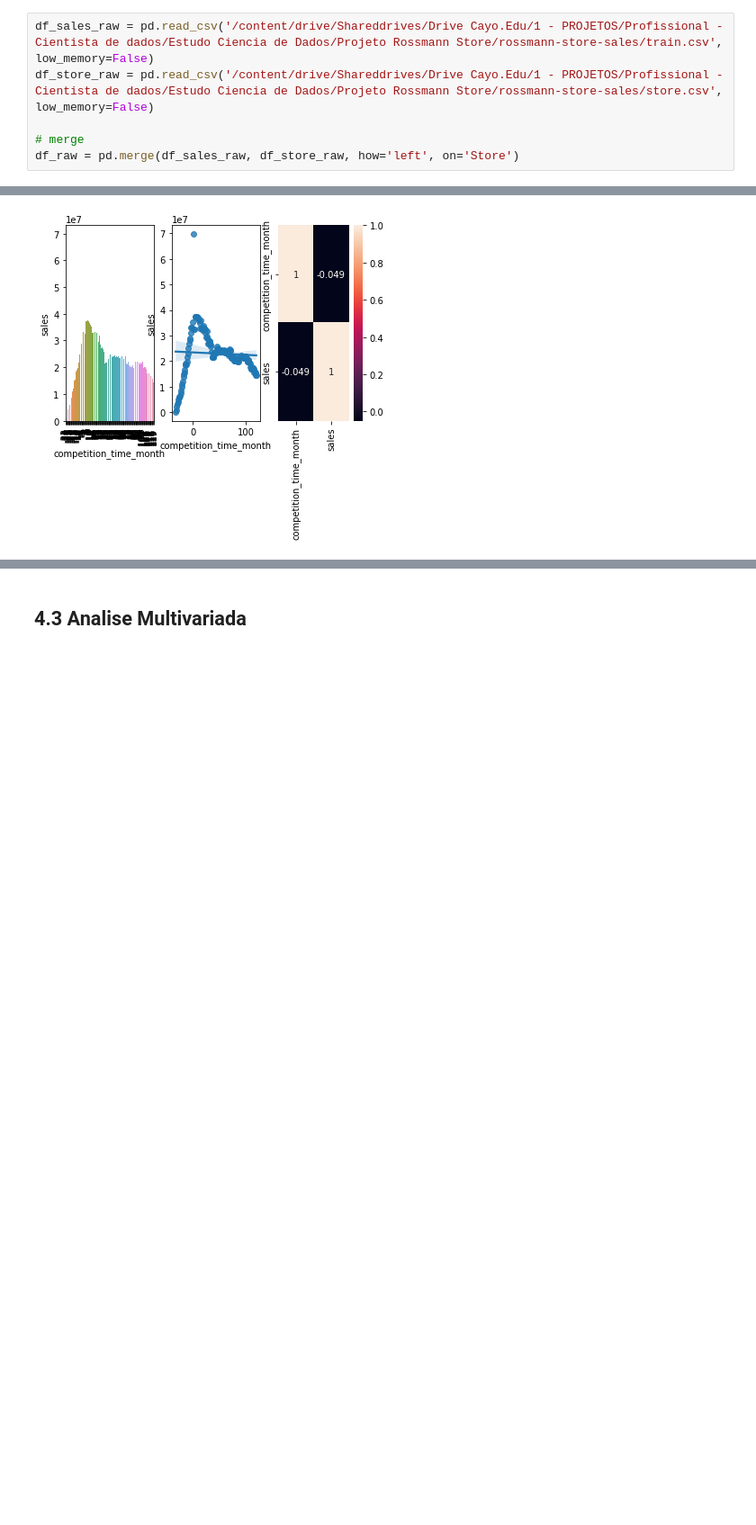
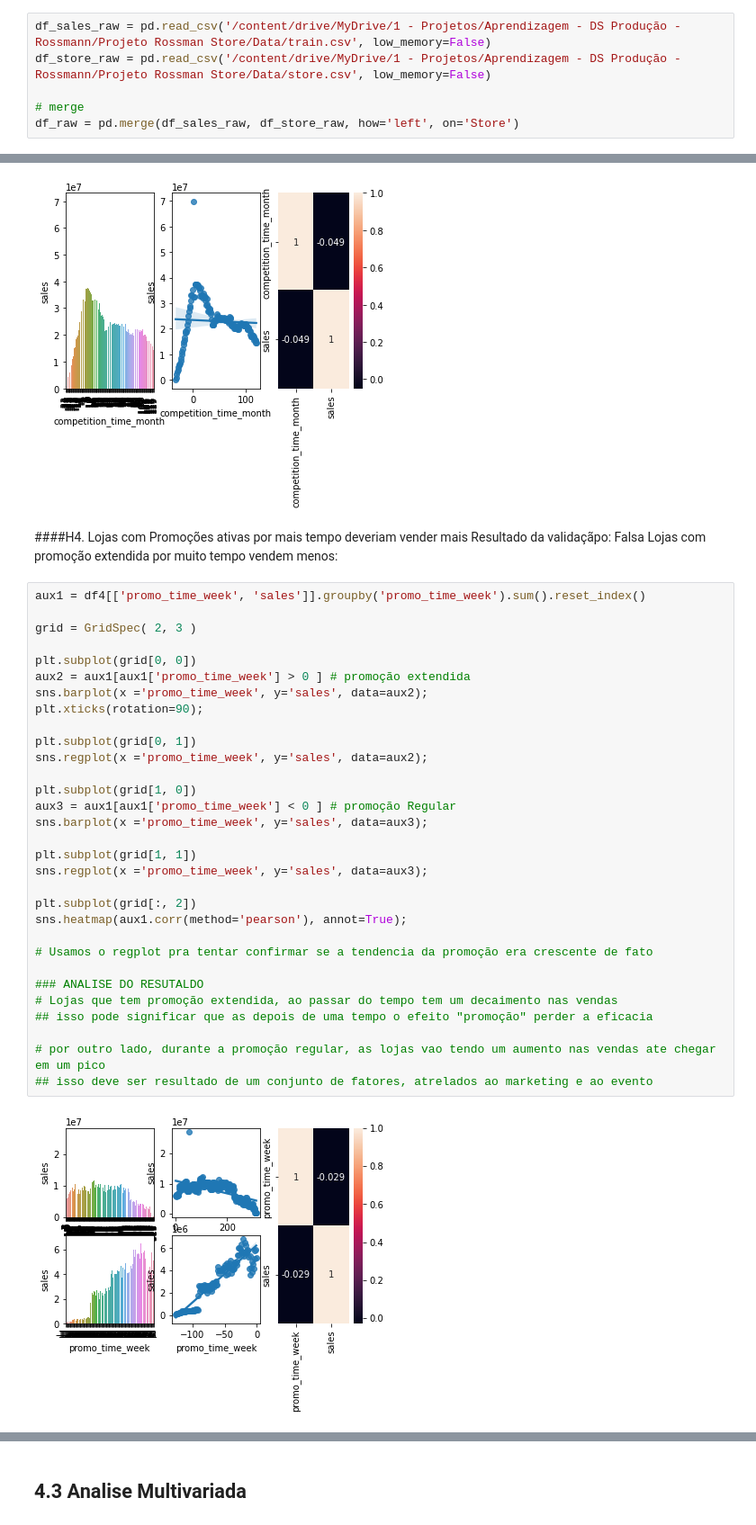
Before and after one commit to cayoc9/Preditive-time-series-test, a Jupyter notebook: Rossaman_Store_m04_v01_store_sales_prediction.ipynb, the cells around one changed output, grey strips where cells are left out. Shown at 90% size. Drawn from its saved outputs; the diff is of its cells as text; blank space fills up the shorter version.

```diff
--- a/Rossaman_Store_m04_v01_store_sales_prediction.ipynb
+++ b/Rossaman_Store_m04_v01_store_sales_prediction.ipynb
@@ -36,6 +35,6 @@ Mounted at /content/drive
 # %%
-df_sales_raw = pd.read_csv('/content/drive/Shareddrives/Drive Cayo.Edu/1 - PROJETOS/Profissional - Cientista de dados/Estudo Ciencia de Dados/Projeto Rossmann Store/rossmann-store-sales/train.csv', low_memory=False)
-df_store_raw = pd.read_csv('/content/drive/Shareddrives/Drive Cayo.Edu/1 - PROJETOS/Profissional - Cientista de dados/Estudo Ciencia de Dados/Projeto Rossmann Store/rossmann-store-sales/store.csv', low_memory=False)
+df_sales_raw = pd.read_csv('/content/drive/MyDrive/1 - Projetos/Aprendizagem - DS Produção - Rossmann/Projeto Rossman Store/Data/train.csv', low_memory=False)
+df_store_raw = pd.read_csv('/content/drive/MyDrive/1 - Projetos/Aprendizagem - DS Produção - Rossmann/Projeto Rossman Store/Data/store.csv', low_memory=False)
 
 # merge
 df_raw = pd.merge(df_sales_raw, df_store_raw, how='left', on='Store')
@@ -728,3 +727,40 @@ sns.heatmap(aux2.corr(method='pearson'), annot=True);
 ## Lojas com competidores recem abertos vendem muito mais que lojas com competidores a mais tempo
 # %% [output]
 [figure]
+# %% [markdown]
+####H4. Lojas com Promoções ativas por mais tempo deveriam vender mais
+Resultado da validaçãpo: Falsa
+Lojas com promoção extendida por muito tempo vendem menos:
+# %%
+aux1 = df4[['promo_time_week', 'sales']].groupby('promo_time_week').sum().reset_index()
+
+grid = GridSpec( 2, 3 )
+
+plt.subplot(grid[0, 0])
+aux2 = aux1[aux1['promo_time_week'] > 0 ] # promoção extendida
+sns.barplot(x ='promo_time_week', y='sales', data=aux2);
+plt.xticks(rotation=90);
+
+plt.subplot(grid[0, 1])
+sns.regplot(x ='promo_time_week', y='sales', data=aux2);
+
+plt.subplot(grid[1, 0])
+aux3 = aux1[aux1['promo_time_week'] < 0 ] # promoção Regular
+sns.barplot(x ='promo_time_week', y='sales', data=aux3);
+
+plt.subplot(grid[1, 1])
+sns.regplot(x ='promo_time_week', y='sales', data=aux3);
+
+plt.subplot(grid[:, 2])
+sns.heatmap(aux1.corr(method='pearson'), annot=True);
+
+# Usamos o regplot pra tentar confirmar se a tendencia da promoção era crescente de fato
+
+### ANALISE DO RESUTALDO
+# Lojas que tem promoção extendida, ao passar do tempo tem um decaimento nas vendas
+## isso pode significar que as depois de uma tempo o efeito "promoção" perder a eficacia
+
+# por outro lado, durante a promoção regular, as lojas vao tendo um aumento nas vendas ate chegar em um pico
+## isso deve ser resultado de um conjunto de fatores, atrelados ao marketing e ao evento
+# %% [output]
+[figure, added]
```
Also changed, not shown: parts of 8 cells of this notebook.
